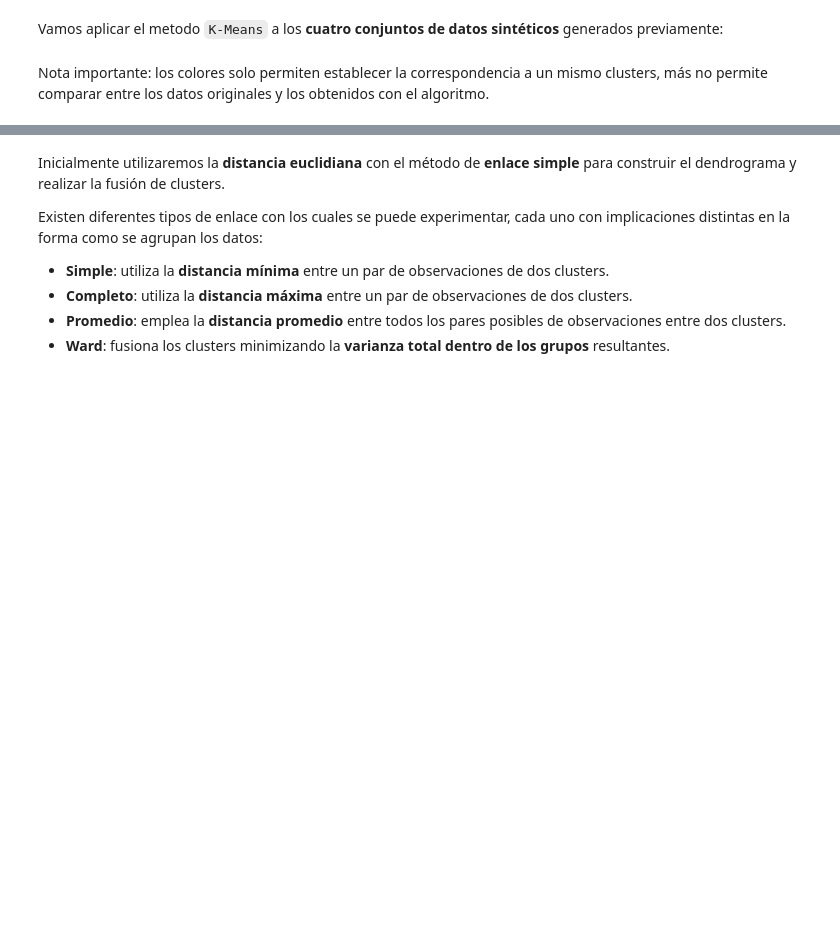
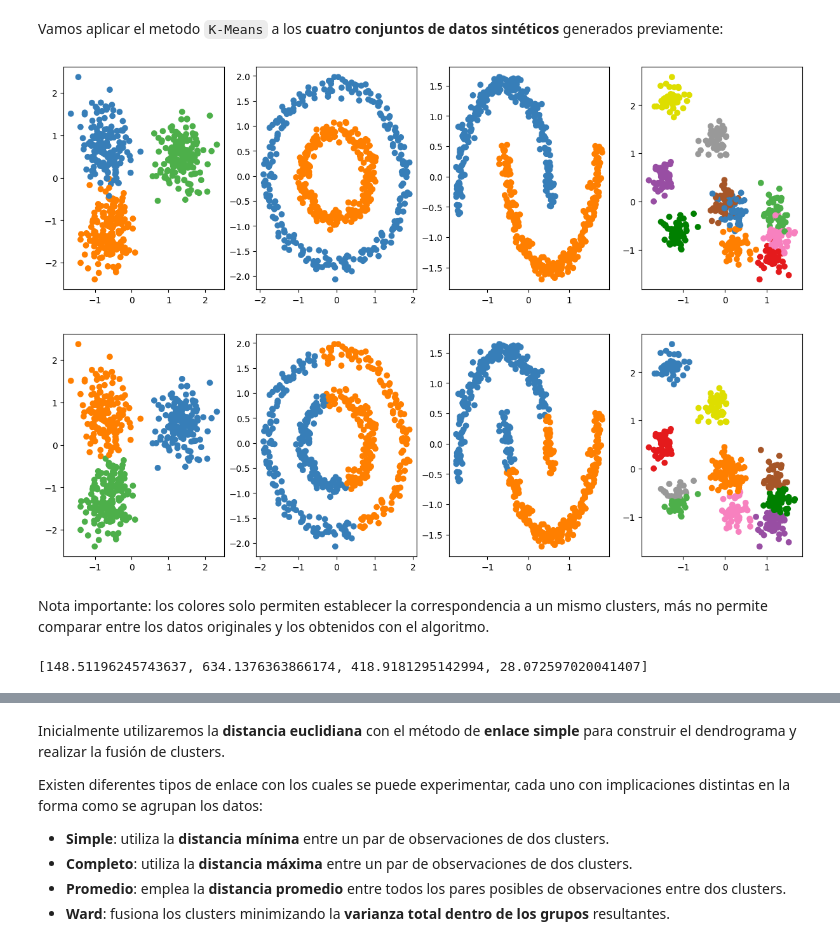
Before and after one commit to scuartasr/aprendmaq_pract_3, a Jupyter notebook: Cuadernos/10_Clustering_ParteI_GuiaClase.ipynb, the cells around one changed output, grey strips where cells are left out. Cells and saved outputs as stored; diff of their text form; code cells hidden in the pictures; blank space fills up the shorter version.

```diff
--- a/Cuadernos/10_Clustering_ParteI_GuiaClase.ipynb
+++ b/Cuadernos/10_Clustering_ParteI_GuiaClase.ipynb
@@ -122,32 +172,48 @@ Una forma de evaluar el resultado es mediante la suma de las distancias al cuadr
 # %% [markdown]
 Vamos aplicar el metodo `K-Means` a los **cuatro conjuntos de datos sintéticos** generados previamente:
 # %%
-#Organizamos los datos
+#
+# Organizamos los datos
+data_sets = [(blobs), (noisy_circles), (noisy_moons), (blobs10), ]
+sum_dist = []
 
+# El número de clusters a buscar en cada conjunto
+data_n = [3,2,2,10, ]
+plt.figure(figsize=(15,10))
 
-#El número de clusters a buscar en cada conjunto
-data_n = [3,2,2,10]
-plt.figure(figsize=(15,10))
-#Vamos a realizar un ciclo para agrupar cada conjunto de datos
+# Vamos a realizar un ciclo para agrupar cada conjunto de datos
 for i, dataset in enumerate(data_sets):
-  X = scaler.fit_transform(dataset[0])
-  y = dataset[1]
-  #Graficamos los datos originales
-  plt.subplot(2,len(data_sets),i+1)
-  plt.scatter(X[:,0],X[:,1],color=colors[y])
-  #Configuramos KMeans
+    X = scaler.fit_transform(dataset[0])
+    y = dataset[1]
+    #Graficamos los datos originales
+    plt.subplot(2,len(data_sets),i+1)
+    plt.scatter(X[:,0],X[:,1],color=colors[y])
+    #Configuramos KMeans
+    kmeans = KMeans(
+        n_clusters=data_n[i],  # Número de clusters
+        init='random',
+        n_init=10,  # Número de inicializaciones
+        max_iter=300,
+    )
 
-   #Entrenamos el modelo
-
-  #Extraemos las etiquetas y la suma de la distancias
-
-  #Graficamos los clusters finales
-  plt.subplot(2,len(data_sets),i+5)
-  plt.scatter(X[:,0],X[:,1],color=colors[y_pred_kmeans])
+    #Entrenamos el modelo
+    kmeans.fit(X)
+    #Extraemos las etiquetas y la suma de la distancias
+    y_pred_kmeans = kmeans.labels_
+    sum_dist.append(kmeans.inertia_)
+    #Graficamos los clusters finales
+    plt.subplot(2,len(data_sets),i+5)
+    plt.scatter(X[:,0],X[:,1],color=colors[y_pred_kmeans])
+# %% [output]
+[figure, added]
 # %% [markdown]
 Nota importante: los colores solo permiten establecer la correspondencia a un mismo clusters, más no permite comparar entre los datos originales y los obtenidos con el algoritmo.
 # %%
-#Mostramos la suma de distancias al cuadrado a los centroides
+#
+# Mostramos la suma de distancias al cuadrado a los centroides
+sum_dist
+# %% [output]
+[148.51196245743637, 634.1376363866174, 418.9181295142994, 28.072597020041407]
 # %% [markdown]
 ## <font color="LightPink"><b>Métodos Jerárquicos Aglomerativos</b></font>
 
```
Also changed, not shown: parts of 22 cells of this notebook.
